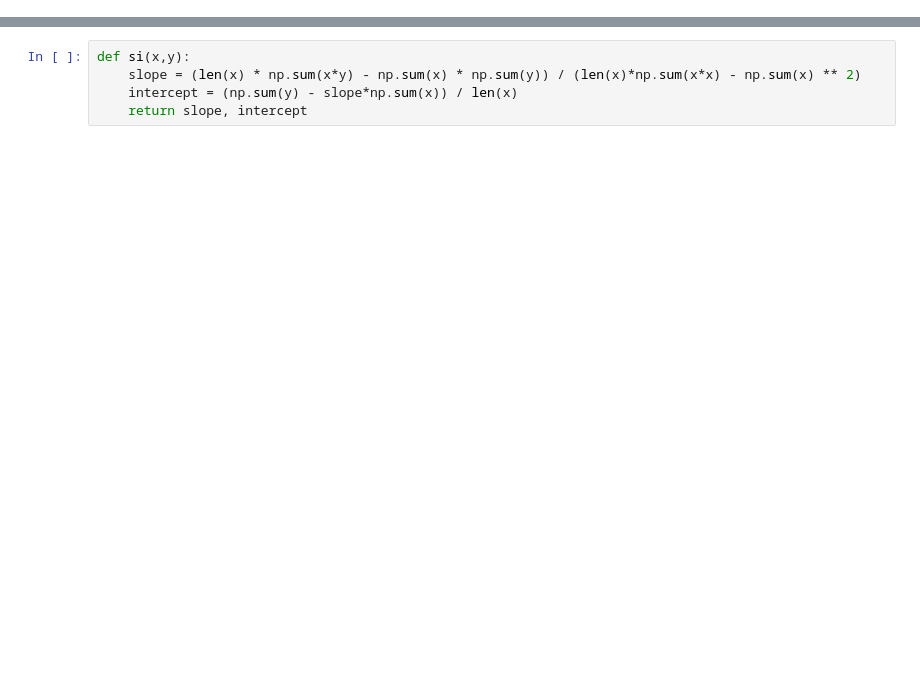
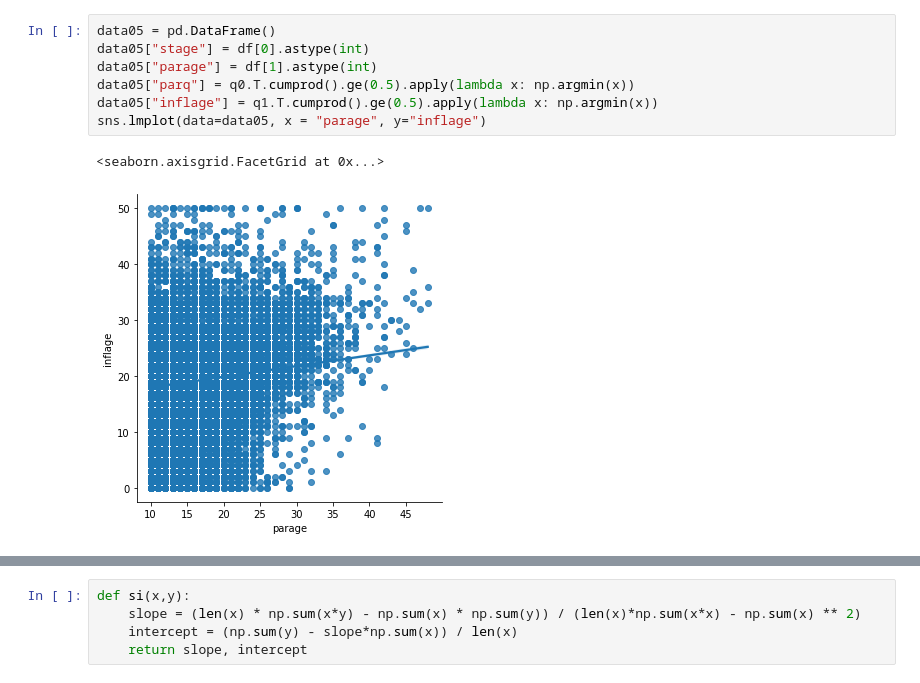
Before and after one commit to valenzano-lab/aegis, a Jupyter notebook: ipynb/inverse_lansing.ipynb, the cells around one changed output, grey strips where cells are left out. Drawn from its saved outputs; the diff is of its cells as text; blank space fills up the shorter version.

```diff
--- a/ipynb/inverse_lansing.ipynb
+++ b/ipynb/inverse_lansing.ipynb
@@ -39 +11,11 @@ q1
+# %%
+data05 = pd.DataFrame()
+data05["stage"] = df[0].astype(int)
+data05["parage"] = df[1].astype(int)
+data05["parq"] = q0.T.cumprod().ge(0.5).apply(lambda x: np.argmin(x))
+data05["inflage"] = q1.T.cumprod().ge(0.5).apply(lambda x: np.argmin(x))
+sns.lmplot(data=data05, x = "parage", y="inflage")
+# %% [output]
+<seaborn.axisgrid.FacetGrid at 0x...>
+[figure, added]
 # %%
```
Also changed, not shown: parts of 27 cells of this notebook, 1 other file.
